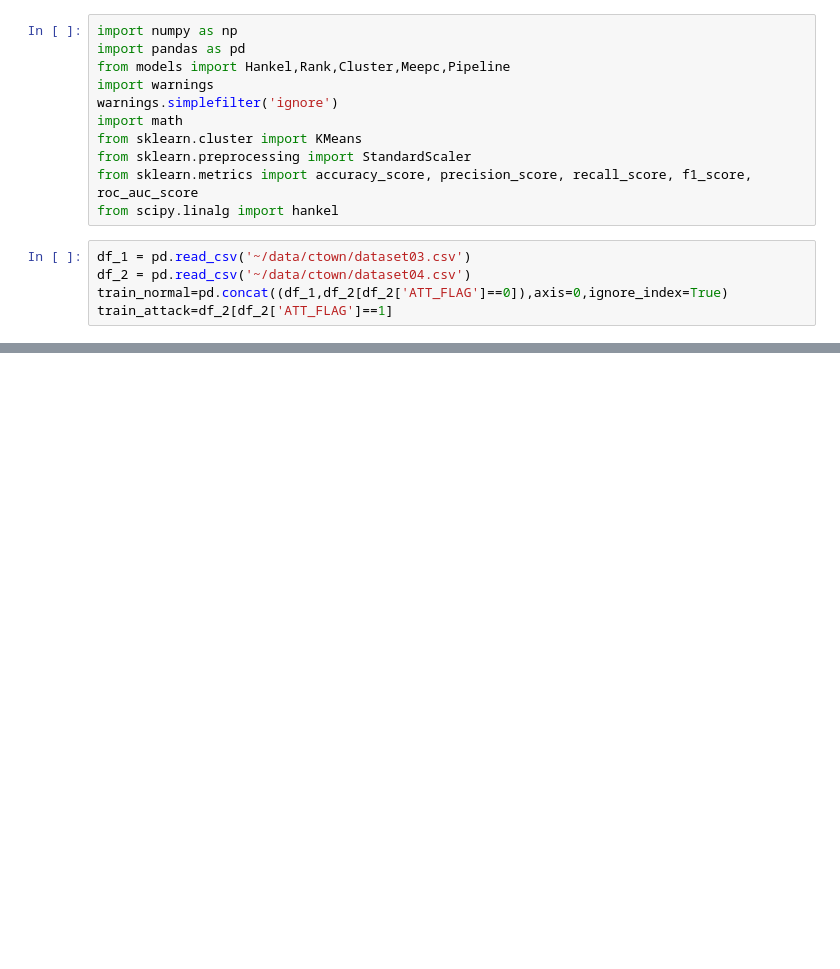
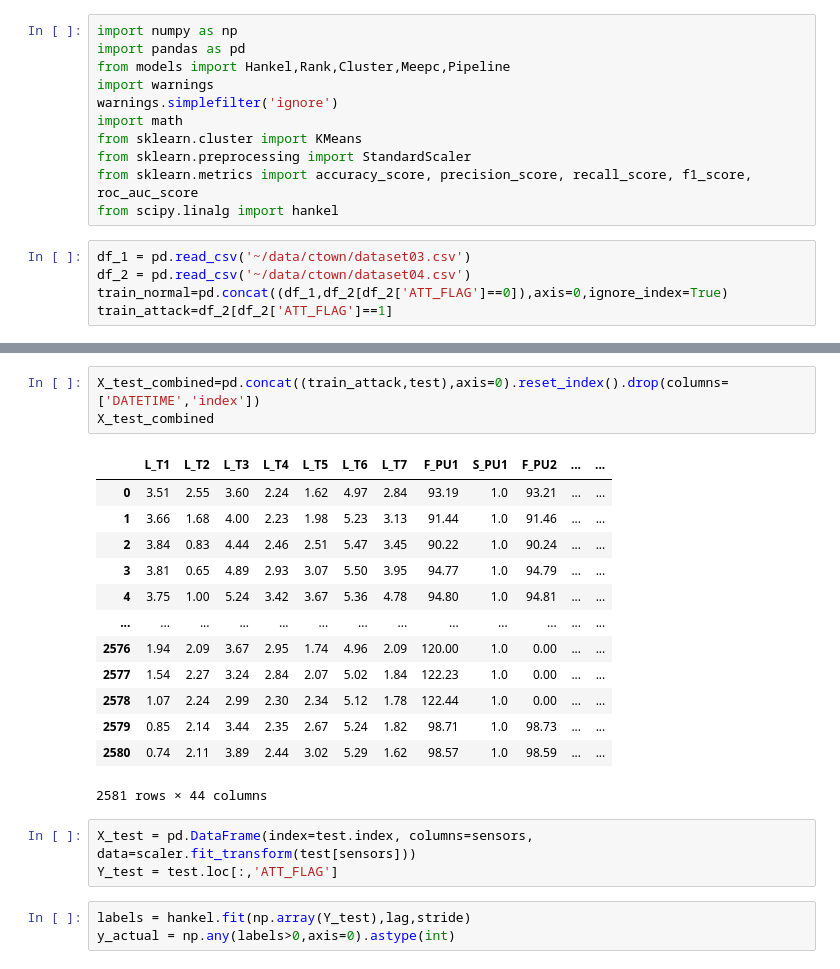
Before and after one commit to manu1003/meepc, a Jupyter notebook: ctown4.ipynb, the cells around one changed output, grey strips where cells are left out. Cells and saved outputs as stored; diff of their text form; blank space fills up the shorter version.

```diff
--- a/ctown4.ipynb
+++ b/ctown4.ipynb
@@ -56,0 +60,23 @@ df
+# %%
+X_test_combined=pd.concat((train_attack,test),axis=0).reset_index().drop(columns=['DATETIME','index'])
+X_test_combined
+# %% [output]
+|  | L_T1 | L_T2 | L_T3 | L_T4 | L_T5 | L_T6 | L_T7 | F_PU1 | S_PU1 | F_PU2 | ... | ... |
+| 0 | 3.51 | 2.55 | 3.60 | 2.24 | 1.62 | 4.97 | 2.84 | 93.19 | 1.0 | 93.21 | ... | ... |
+| 1 | 3.66 | 1.68 | 4.00 | 2.23 | 1.98 | 5.23 | 3.13 | 91.44 | 1.0 | 91.46 | ... | ... |
+| 2 | 3.84 | 0.83 | 4.44 | 2.46 | 2.51 | 5.47 | 3.45 | 90.22 | 1.0 | 90.24 | ... | ... |
+| 3 | 3.81 | 0.65 | 4.89 | 2.93 | 3.07 | 5.50 | 3.95 | 94.77 | 1.0 | 94.79 | ... | ... |
+| 4 | 3.75 | 1.00 | 5.24 | 3.42 | 3.67 | 5.36 | 4.78 | 94.80 | 1.0 | 94.81 | ... | ... |
+| ... | ... | ... | ... | ... | ... | ... | ... | ... | ... | ... | ... | ... |
+| 2576 | 1.94 | 2.09 | 3.67 | 2.95 | 1.74 | 4.96 | 2.09 | 120.00 | 1.0 | 0.00 | ... | ... |
+| 2577 | 1.54 | 2.27 | 3.24 | 2.84 | 2.07 | 5.02 | 1.84 | 122.23 | 1.0 | 0.00 | ... | ... |
+| 2578 | 1.07 | 2.24 | 2.99 | 2.30 | 2.34 | 5.12 | 1.78 | 122.44 | 1.0 | 0.00 | ... | ... |
+| 2579 | 0.85 | 2.14 | 3.44 | 2.35 | 2.67 | 5.24 | 1.82 | 98.71 | 1.0 | 98.73 | ... | ... |
+| 2580 | 0.74 | 2.11 | 3.89 | 2.44 | 3.02 | 5.29 | 1.62 | 98.57 | 1.0 | 98.59 | ... | ... |
+2581 rows × 44 columns
+# %%
+X_test = pd.DataFrame(index=test.index, columns=sensors, data=scaler.fit_transform(test[sensors]))
+Y_test = test.loc[:,'ATT_FLAG']
+# %%
+labels = hankel.fit(np.array(Y_test),lag,stride)
+y_actual = np.any(labels>0,axis=0).astype(int)
```
Also changed, not shown: parts of 25 cells of this notebook, 1 other file.
